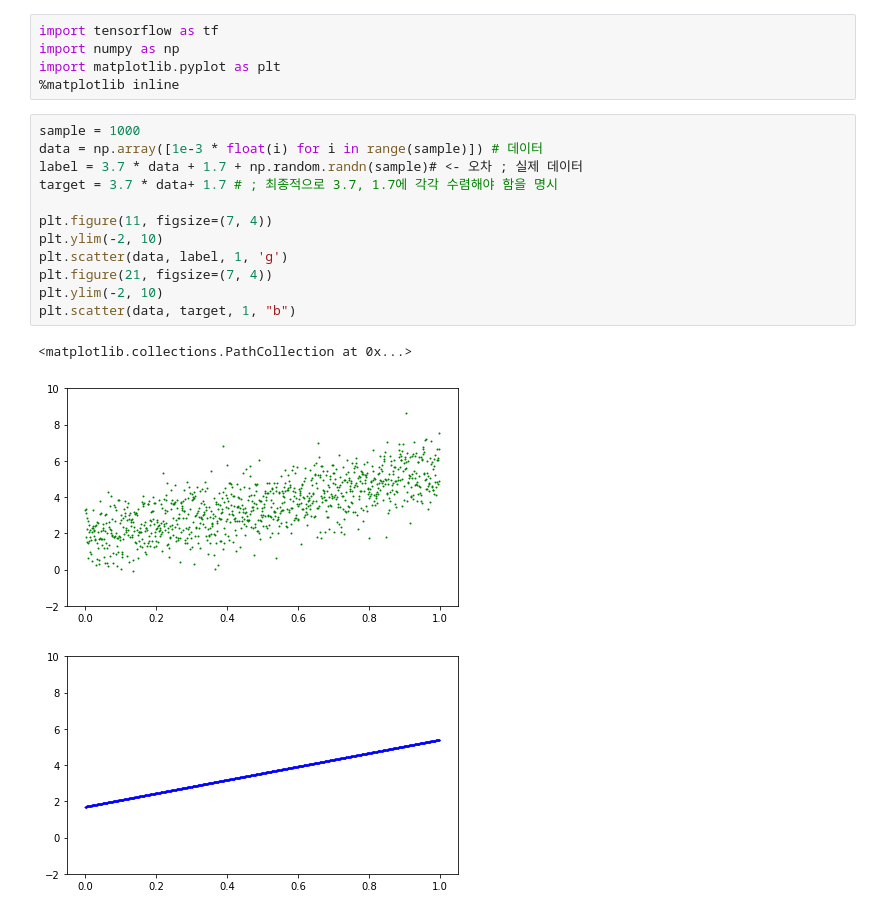
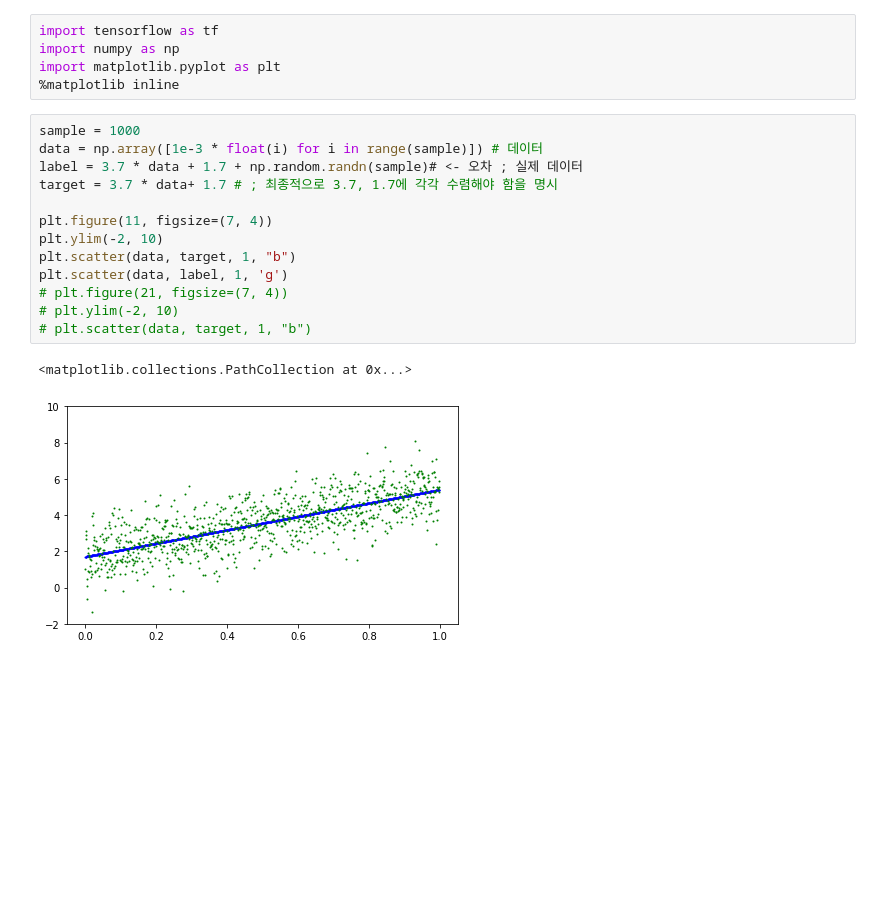
Before and after one commit to minus31/Tensorflow_Tutorial, a Jupyter notebook: 1.Tensorflow Introduction .ipynb, the cells around one changed output. Drawn from its saved outputs; the diff is of its cells as text; blank space fills up the shorter version.

```diff
--- a/1.Tensorflow Introduction .ipynb
+++ b/1.Tensorflow Introduction .ipynb
@@ -184,19 +184,19 @@ import matplotlib.pyplot as plt
 # %%
 sample = 1000
 data = np.array([1e-3 * float(i) for i in range(sample)]) # 데이터
 label = 3.7 * data + 1.7 + np.random.randn(sample)# <- 오차 ; 실제 데이터
 target = 3.7 * data+ 1.7 # ; 최종적으로 3.7, 1.7에 각각 수렴해야 함을 명시
 
 plt.figure(11, figsize=(7, 4))
 plt.ylim(-2, 10)
+plt.scatter(data, target, 1, "b")
 plt.scatter(data, label, 1, 'g')
-plt.figure(21, figsize=(7, 4))
-plt.ylim(-2, 10)
-plt.scatter(data, target, 1, "b")
+# plt.figure(21, figsize=(7, 4))
+# plt.ylim(-2, 10)
+# plt.scatter(data, target, 1, "b")
 # %% [output]
 <matplotlib.collections.PathCollection at 0x...>
-[figure, old version]
+[figure, new version]
-[figure, removed]
 # %%
 # feature와 label(truth)의 placeholder
 x = tf.placeholder(tf.float32)
```
Also changed, not shown: parts of 1 cell of this notebook.
